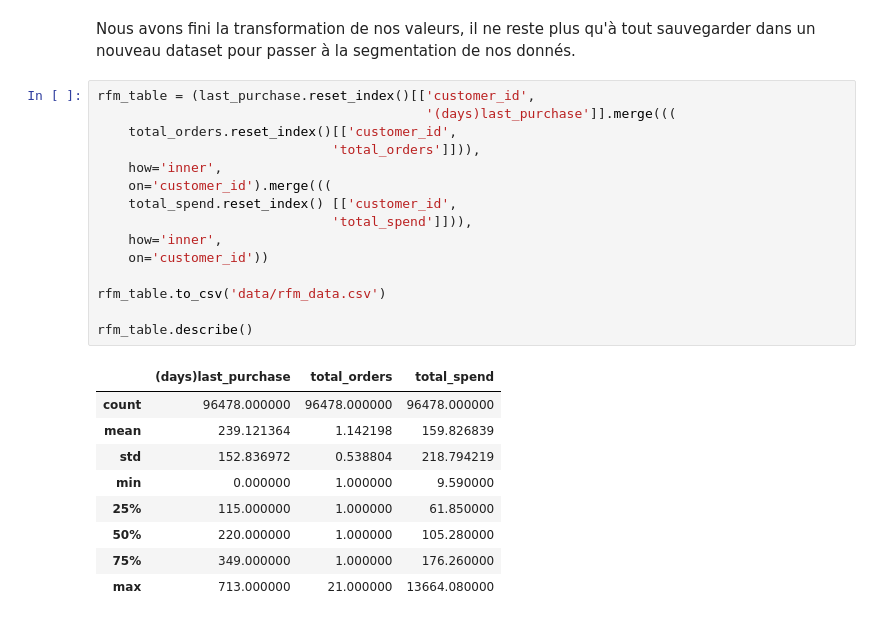
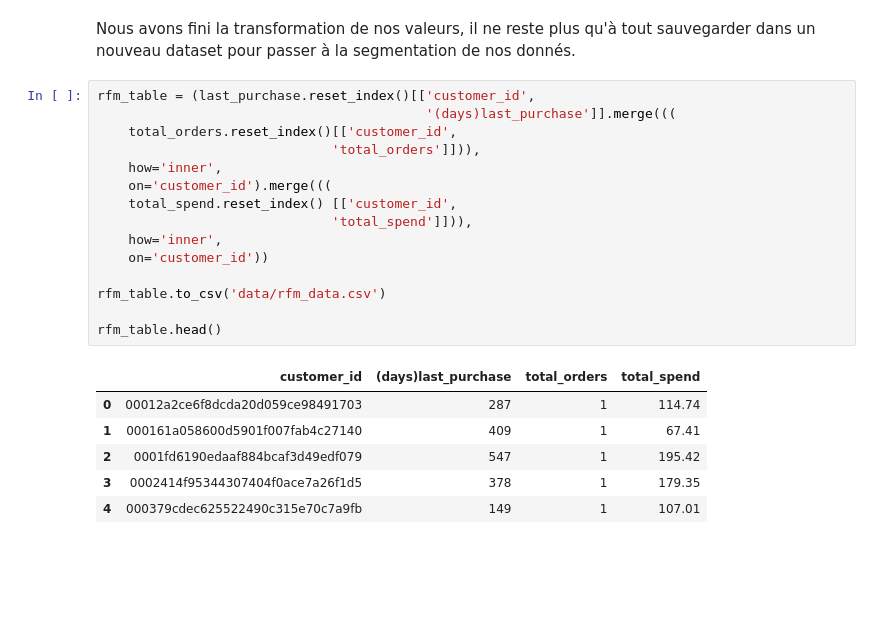
Before and after one commit to laildfz/P4_machine_learning, a Jupyter notebook: desfossez_rayan_notebook_cleanandeda_112022.ipynb, the cells around one changed output. Saved outputs shown, nothing was run; the diff lists cells and outputs as text; blank space fills up the shorter version.

```diff
--- a/desfossez_rayan_notebook_cleanandeda_112022.ipynb
+++ b/desfossez_rayan_notebook_cleanandeda_112022.ipynb
@@ -453,25 +455,22 @@ Nous avons fini la transformation de nos valeurs, il ne reste plus qu'à tout sa
 # %%
 rfm_table = (last_purchase.reset_index()[['customer_id',
                                           '(days)last_purchase']].merge(((
     total_orders.reset_index()[['customer_id',
                               'total_orders']])),
     how='inner',
     on='customer_id').merge(((
     total_spend.reset_index() [['customer_id',
                               'total_spend']])),
     how='inner',
     on='customer_id'))
 
 rfm_table.to_csv('data/rfm_data.csv')
 
-rfm_table.describe()
+rfm_table.head()
 # %% [output]
-|  | (days)last_purchase | total_orders | total_spend |
-| count | 96478.000000 | 96478.000000 | 96478.000000 |
-| mean | 239.121364 | 1.142198 | 159.826839 |
-| std | 152.836972 | 0.538804 | 218.794219 |
-| min | 0.000000 | 1.000000 | 9.590000 |
-| 25% | 115.000000 | 1.000000 | 61.850000 |
-| 50% | 220.000000 | 1.000000 | 105.280000 |
-| 75% | 349.000000 | 1.000000 | 176.260000 |
-| max | 713.000000 | 21.000000 | 13664.080000 |
+|  | customer_id | (days)last_purchase | total_orders | total_spend |
+| 0 | 00012a2ce6f8dcda20d059ce98491703 | 287 | 1 | 114.74 |
+| 1 | 000161a058600d5901f007fab4c27140 | 409 | 1 | 67.41 |
+| 2 | 0001fd6190edaaf884bcaf3d49edf079 | 547 | 1 | 195.42 |
+| 3 | 0002414f95344307404f0ace7a26f1d5 | 378 | 1 | 179.35 |
+| 4 | 000379cdec625522490c315e70c7a9fb | 149 | 1 | 107.01 |
```
Also changed, not shown: parts of 2 cells of this notebook, 5 other files.
